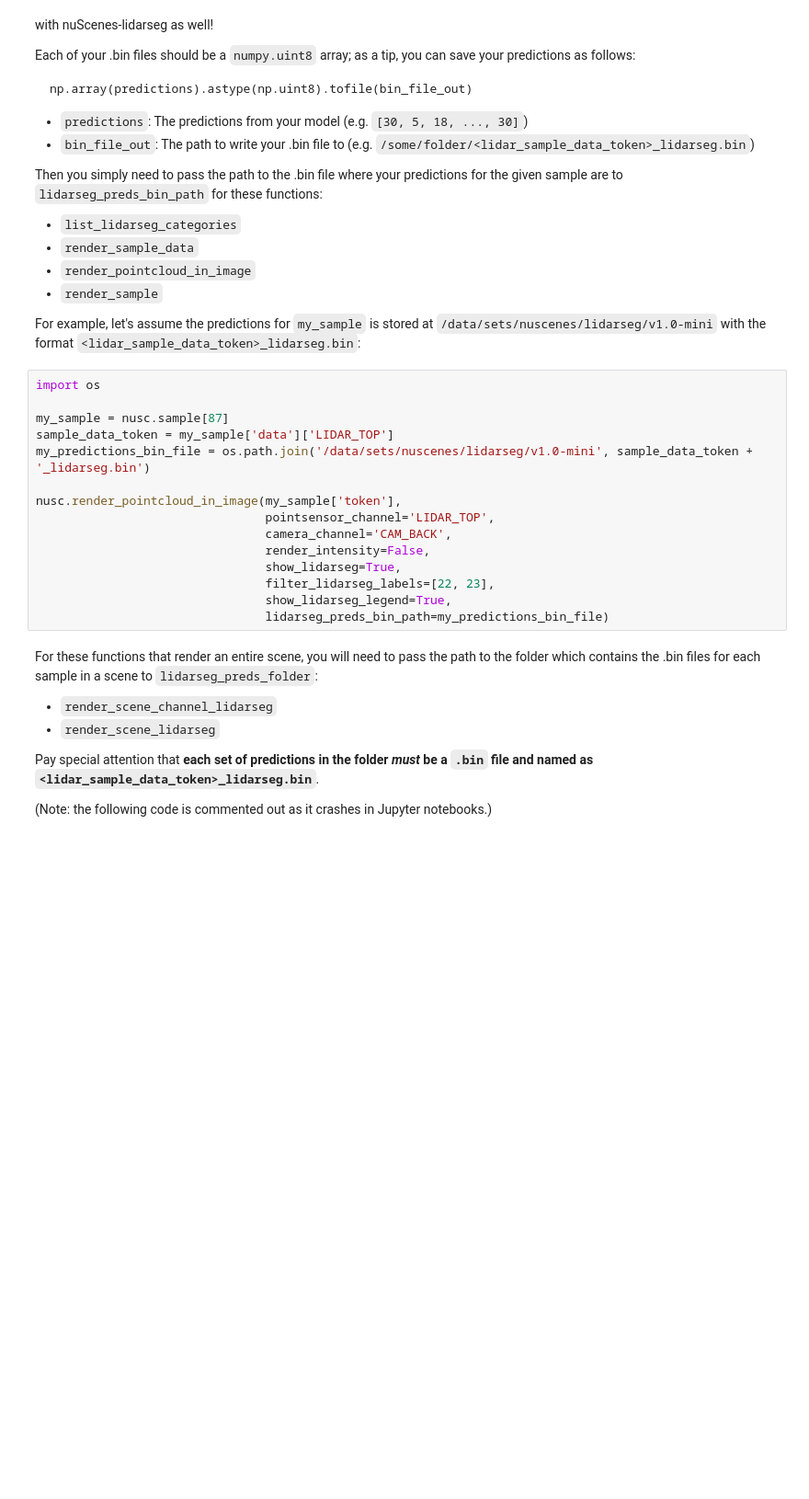
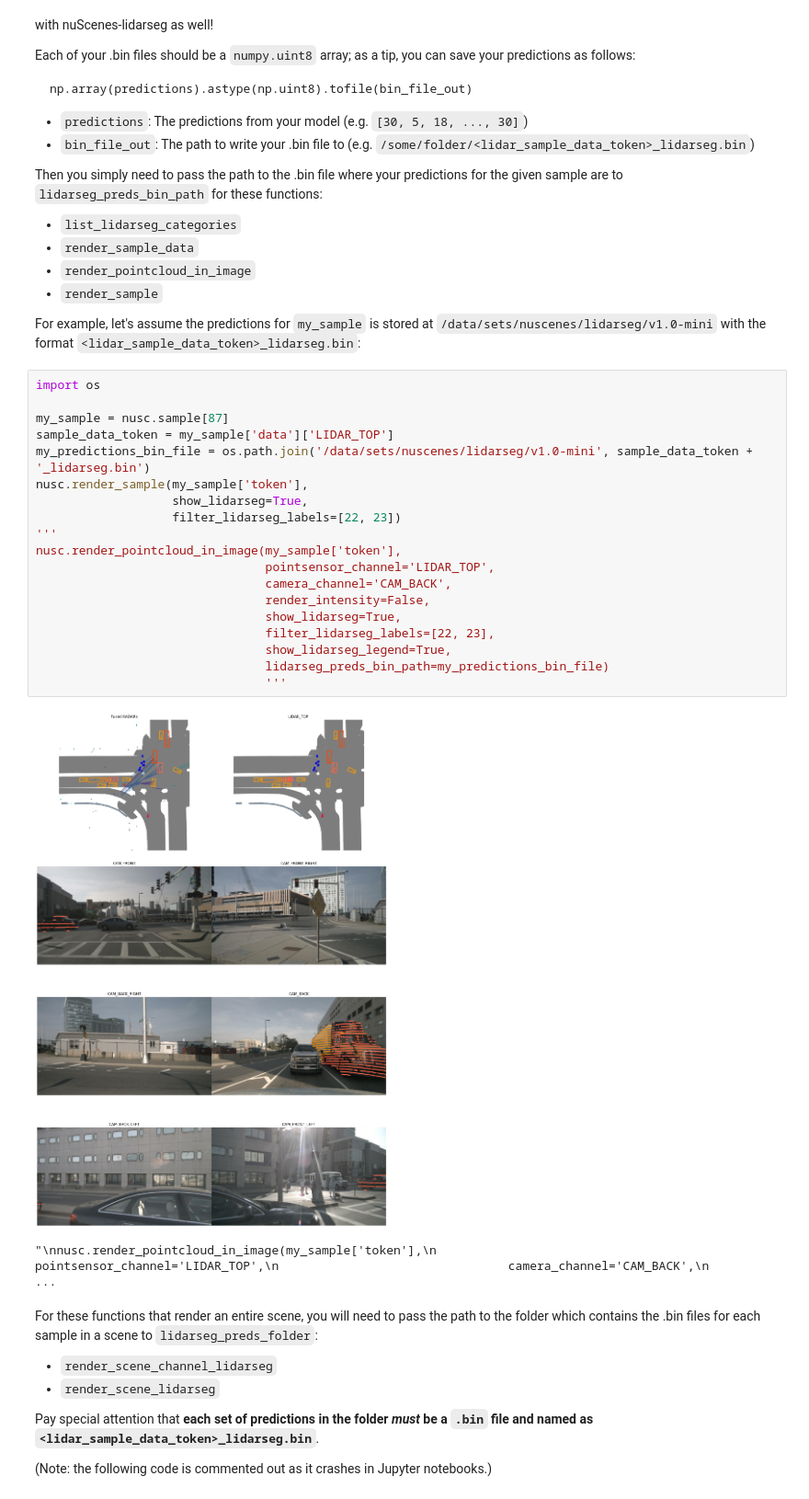
Before and after one commit to kyrajeep/deep_learning, a Jupyter notebook: Copy_of_nuscenes_lidarseg_panoptic_tutorial.ipynb, the cells around one changed output. Shown at 92% size. Cells and saved outputs as stored; diff of their text form; blank space fills up the shorter version.

```diff
--- a/Copy_of_nuscenes_lidarseg_panoptic_tutorial.ipynb
+++ b/Copy_of_nuscenes_lidarseg_panoptic_tutorial.ipynb
@@ -500,18 +504,25 @@ For example, let's assume the predictions for `my_sample` is stored at `/data/se
 # %%
 import os
 
 my_sample = nusc.sample[87]
 sample_data_token = my_sample['data']['LIDAR_TOP']
 my_predictions_bin_file = os.path.join('/data/sets/nuscenes/lidarseg/v1.0-mini', sample_data_token + '_lidarseg.bin')
-
+nusc.render_sample(my_sample['token'],
+                   show_lidarseg=True,
+                   filter_lidarseg_labels=[22, 23])
+'''
 nusc.render_pointcloud_in_image(my_sample['token'],
                                 pointsensor_channel='LIDAR_TOP',
                                 camera_channel='CAM_BACK',
                                 render_intensity=False,
                                 show_lidarseg=True,
                                 filter_lidarseg_labels=[22, 23],
                                 show_lidarseg_legend=True,
                                 lidarseg_preds_bin_path=my_predictions_bin_file)
+                                '''
+# %% [output]
+[figure, added]
+"\nnusc.render_pointcloud_in_image(my_sample['token'],\n                                pointsensor_channel='LIDAR_TOP',\n                                camera_channel='CAM_BACK',\n                   ...
 # %% [markdown]
 For these functions that render an entire scene, you will need to pass the path to the folder which contains the .bin files for each sample in a scene to `lidarseg_preds_folder`:
 - `render_scene_channel_lidarseg`
```
Also changed, not shown: parts of 6 cells of this notebook.
